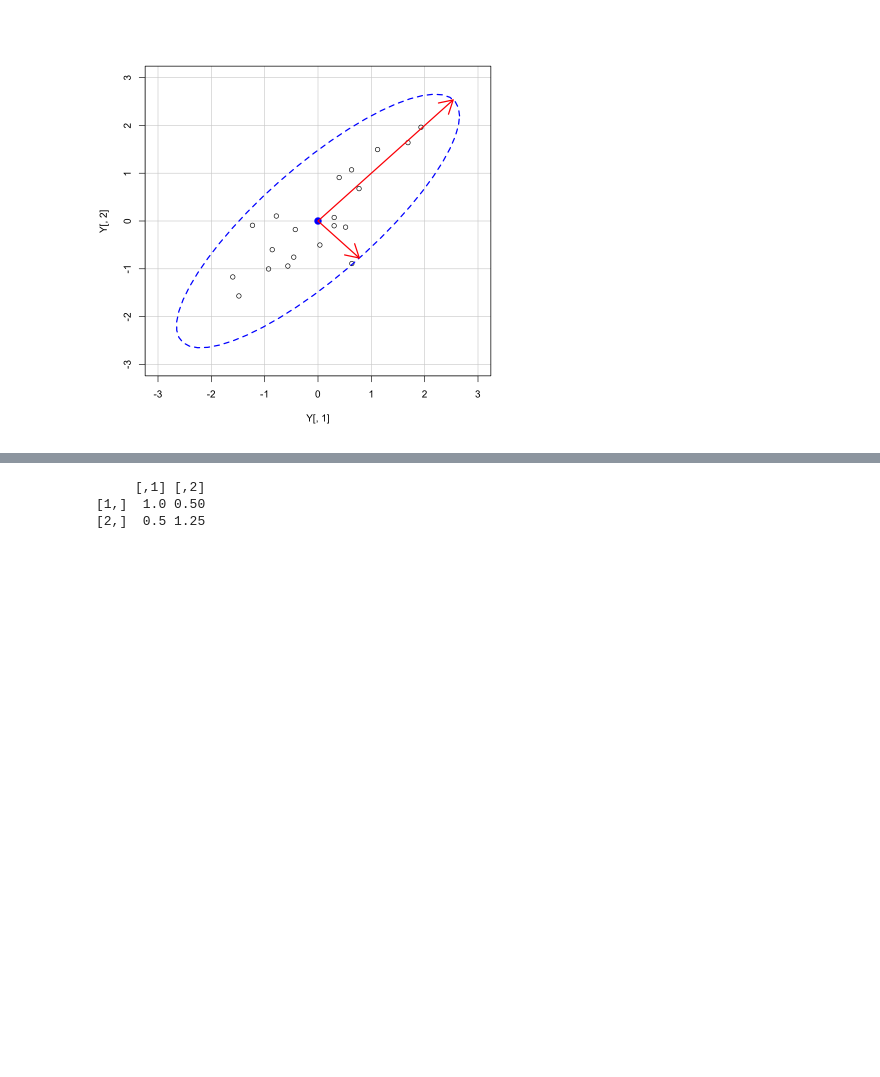
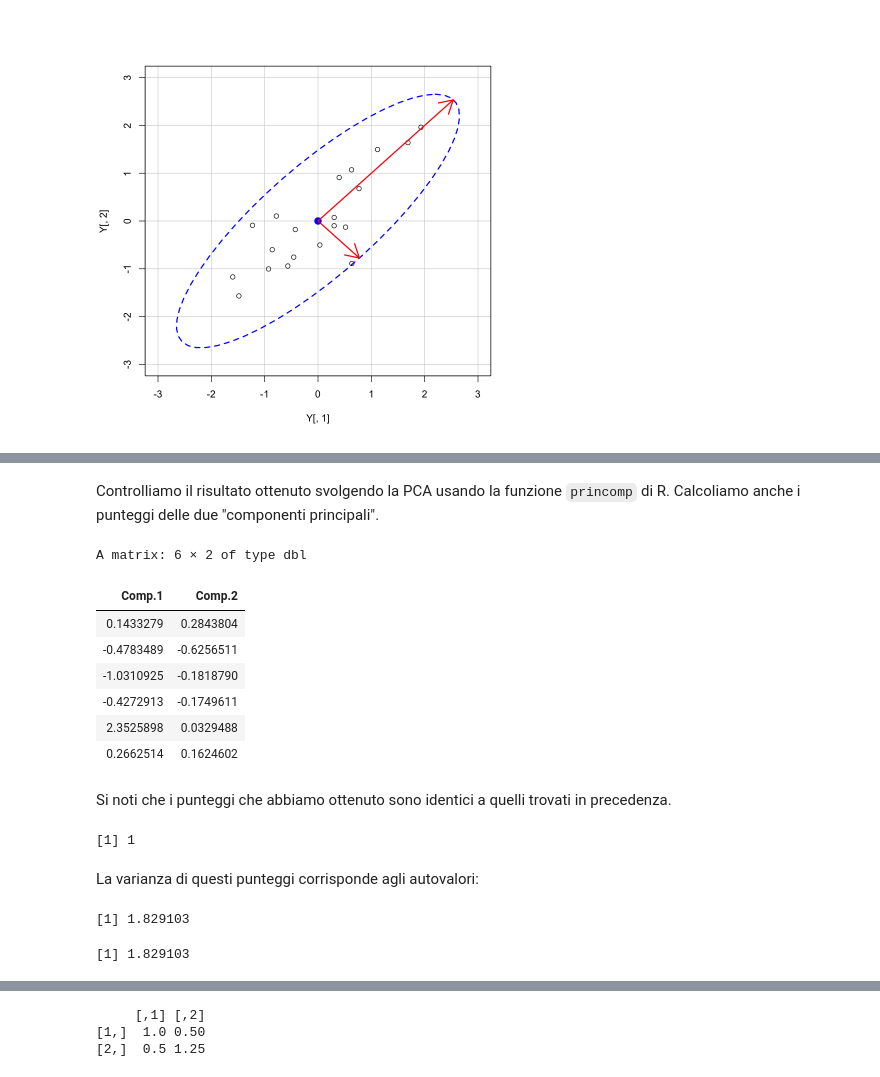
Before and after one commit to ccaudek/psy_test, a Jupyter notebook: _build/jupyter_execute/_appendix/a4_linear_alg.ipynb, the cells around one changed output, grey strips where cells are left out. Saved outputs shown, nothing was run; the diff lists cells and outputs as text; code cells hidden in the pictures; blank space fills up the shorter version.

```diff
--- a/_build/jupyter_execute/_appendix/a4_linear_alg.ipynb
+++ b/_build/jupyter_execute/_appendix/a4_linear_alg.ipynb
@@ -1483,0 +1535,32 @@ arrows(
+# %% [markdown]
+Controlliamo il risultato ottenuto svolgendo la PCA usando la funzione `princomp` di R. Calcoliamo anche i punteggi delle due "componenti principali".
+# %%
+pca_mod <- princomp(d)
+loadings_mod <- pca_mod$loadings
+scr_mod <- pca_mod$scores
+scr_mod |> head()
+# %% [output]
+A matrix: 6 × 2 of type dbl
+| Comp.1 | Comp.2 |
+| 0.1433279 | 0.2843804 |
+| -0.4783489 | -0.6256511 |
+| -1.0310925 | -0.1818790 |
+| -0.4272913 | -0.1749611 |
+| 2.3525898 | 0.0329488 |
+| 0.2662514 | 0.1624602 |
+# %% [markdown]
+Si noti che i punteggi che abbiamo ottenuto sono identici a quelli trovati in precedenza.
+# %%
+cor(data_set_3[, 1], scr_mod[, 2])
+# %% [output]
+[1] 1
+# %% [markdown]
+La varianza di questi punteggi corrisponde agli autovalori:
+# %%
+var(scr_mod[, 1])
+# %% [output]
+[1] 1.829103
+# %%
+ee$values[1]
+# %% [output]
+[1] 1.829103
```
Also changed, not shown: parts of 18 cells of this notebook, 10 other files.
